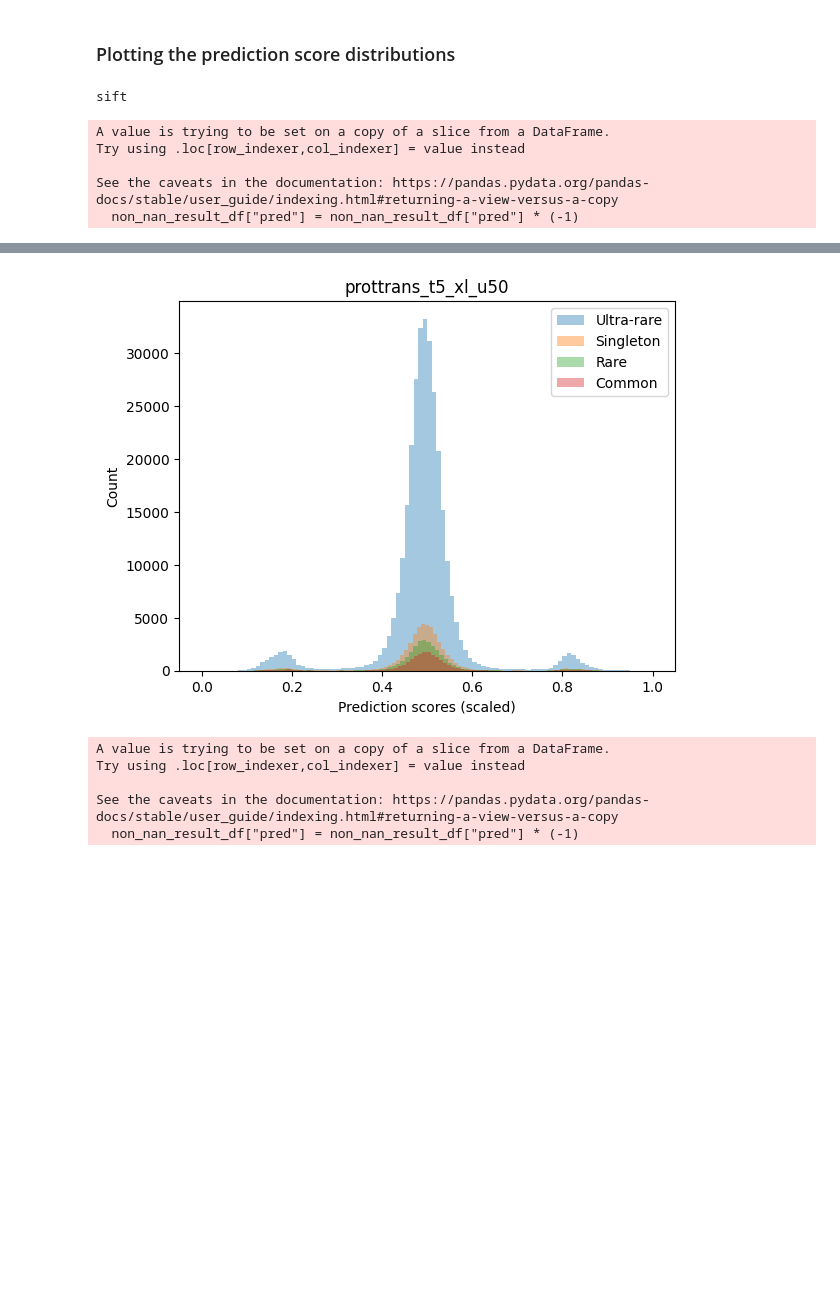
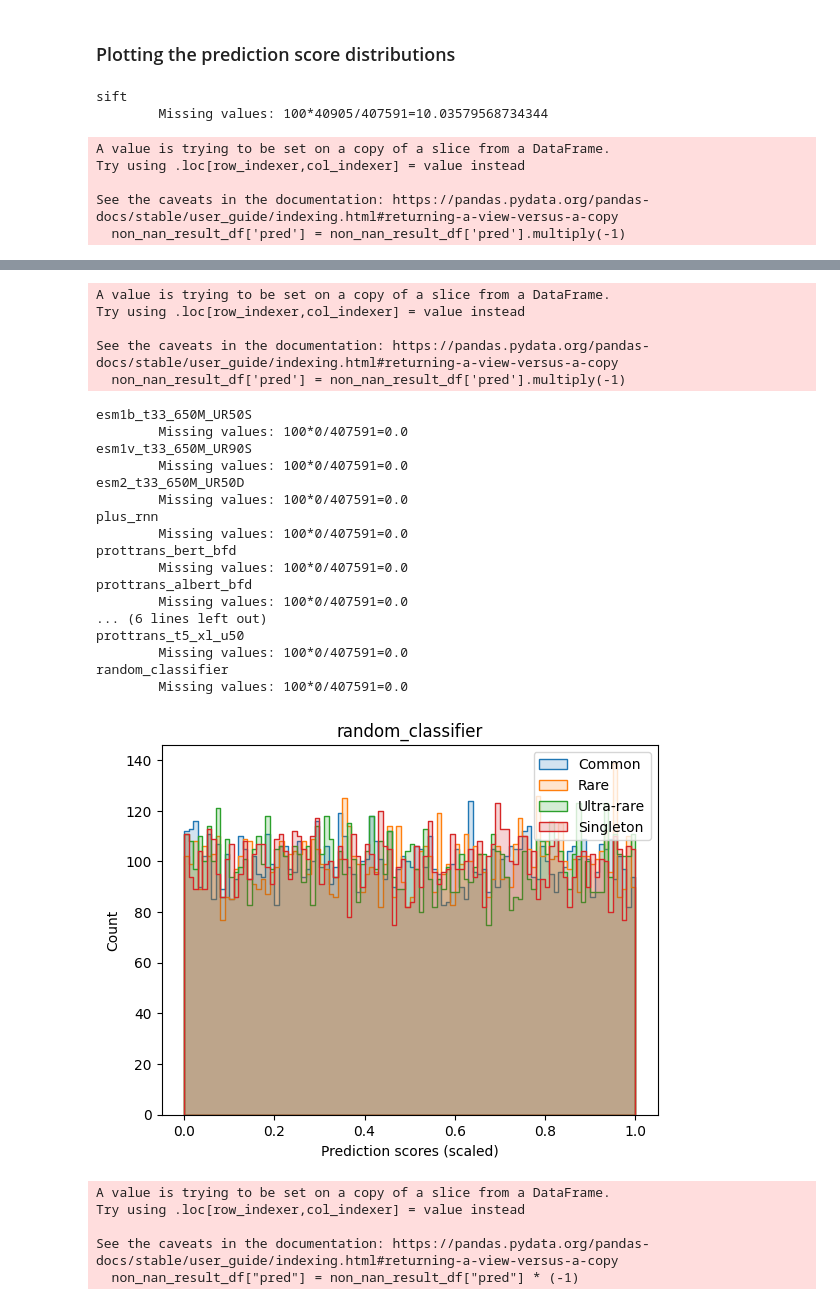
Before and after one commit to akabiraka/variant_effect_analysis, a Jupyter notebook: models/aa_common/performance_analysis_for_popu_freq.ipynb, the cells around one changed output, grey strips where cells are left out. Saved outputs shown, nothing was run; the diff lists cells and outputs as text; code cells hidden in the pictures; blank space fills up the shorter version.

```diff
--- a/models/aa_common/performance_analysis_for_popu_freq.ipynb
+++ b/models/aa_common/performance_analysis_for_popu_freq.ipynb
@@ -11,7 +12,11 @@ import pandas as pd
 from models.aa_common.performance_metrics import *
 # %%
 task = "popu_freq"
-rare_or_ultrarare = "Singleton" # Rare, Ultra-rare, Singleton
+negative_cls = "Common"
+positive_cls = "Rare" # Rare, Ultra-rare, Singleton
+n_samples = 10000
+
+# model_root_and_name_tuple_list = [("dbnsfp", "cadd")]
 model_root_and_name_tuple_list = [("dbnsfp", "sift"), ("dbnsfp", "polyphen2_HVAR"), ("dbnsfp", "cadd"), ("dbnsfp", "mvp"), ("dbnsfp", "metarnn"), ("dbnsfp", "revel"),
                                   ("tape_rao", "unirep"), ("tape_rao", "protbert"), ("sequnet_dunham", "sequnet"),
                                   ("esm_rives", "esm1b_t33_650M_UR50S"), ("esm_rives", "esm1v_t33_650M_UR90S"), ("esm_rives", "esm2_t33_650M_UR50D"),
@@ -19,20 +24,16 @@ model_root_and_name_tuple_list = [("dbnsfp", "sift"), ("dbnsfp", "polyphen2_HVAR
                                   ("bioembeddings_dallago", "prottrans_bert_bfd"), ("bioembeddings_dallago", "prottrans_albert_bfd"),
                                   ("bioembeddings_dallago", "prottrans_xlnet_uniref100"),
                                   ("bioembeddings_dallago", "prottrans_t5_bfd"), ("bioembeddings_dallago", "prottrans_t5_uniref50"), ("bioembeddings_dallago", "prottrans_t5_xl_u50"),
-                                  ]
+                                  ("", "random_classifier")]
 
-# by default, we consider larger means positive class (here rare), but the following models have specific opposite meaning
+# by default, we consider larger means positive class (here Rare, Ultra-rare, Singleton), but the following models have specific opposite meaning
 models_smaller_means_damaging = ["sequnet", "sift"]
 
-metrics = ["AUC-ROC", "AUC-PR", "F1-max", "Th-max", "Precision", "Recall", "Accuracy", "Balanced-accuracy", "MCC", "Missing values (%)"]
+metrics = ["KS-statistic", "KS-pvalue", "AUC-ROC", "AUC-PR", "F1-max", "Th-max", "Precision", "Recall", "Accuracy", "Balanced-accuracy", "MCC", "Missing values (%)"]
 # %%
 result_df = pd.read_csv(home_dir+f"models/aa_common/merged_predictions/{task}_analysis_1.csv", sep="\t")
-
-result_df = result_df[(result_df["class"]=="Common") | (result_df["class"]==rare_or_ultrarare)] # common and rare only or ommon and ultra-rare only
 print(result_df.shape)
 print(result_df.columns)
 
-result_df.loc[result_df["class"]==rare_or_ultrarare, "class_numeric"] = 1
-result_df.loc[result_df["class"]=="Common", "class_numeric"] = 0
-print("Common", result_df[result_df["class"]=="Common"].shape, rare_or_ultrarare, result_df[result_df["class"]==rare_or_ultrarare].shape)
+print(f"{positive_cls}(+ve): {result_df[result_df['class']==positive_cls].shape}, {negative_cls}(-ve): {result_df[result_df['class']==negative_cls].shape}")
 # %% [output]
@@ -222,21 +245,27 @@ out.close()
 ### Plotting the prediction score distributions
 # %%
 import matplotlib.pyplot as plt
+import seaborn as sns
 
 def plot_distribution(result_df):
+    df = result_df.copy(deep=True)
     plt.cla()
 
-    common = result_df[result_df["class"]=="Common"]
-    rare = result_df[result_df["class"]=="Rare"]
-    ultra_rare = result_df[result_df["class"]=="Ultra-rare"]
-    singleton = result_df[result_df["class"]=="Singleton"]
+    common = df[df["class"]=="Common"].sample(n=min(n_samples, df[df["class"]=="Common"].shape[0]))
+    rare = df[df["class"]=="Rare"].sample(n=n_samples)
+    ultra_rare = df[df["class"]=="Ultra-rare"].sample(n=n_samples)
+    singleton = df[df["class"]=="Singleton"].sample(n=n_samples)
 
     bins = 100 # 20, 100, 500
-    plt.hist(ultra_rare["pred"], bins=bins, density=False, log=False, alpha=.4, label=f"Ultra-rare")
-    plt.hist(singleton["pred"], bins=bins, density=False, log=False, alpha=.4, label=f"Singleton")
-    plt.hist(rare["pred"], bins=bins, density=False, log=False, alpha=.4, label=f"Rare")
-    plt.hist(common["pred"], bins=bins, density=False, log=False, alpha=.4, label=f"Common")
+    # plt.hist(common["pred"], bins=bins, density=False, log=False, alpha=.2, label=f"Common", histtype="stepfilled")
+    # plt.hist(rare["pred"], bins=bins, density=False, log=False, alpha=.2, label=f"Rare", histtype="stepfilled")
+    # plt.hist(ultra_rare["pred"], bins=bins, density=False, log=False, alpha=.2, label=f"Ultra-rare", histtype="stepfilled")
+    # plt.hist(singleton["pred"], bins=bins, density=False, log=False, alpha=.2, label=f"Singleton", histtype="stepfilled")
 
+    sns.histplot(common["pred"], bins=bins, label=f"Common", element="step", alpha=.2)
+    sns.histplot(rare["pred"], bins=bins, label=f"Rare", element="step", alpha=.2)
+    sns.histplot(ultra_rare["pred"], bins=bins, label=f"Ultra-rare", element="step", alpha=.2)
+    sns.histplot(singleton["pred"], bins=bins, label=f"Singleton", element="step", alpha=.2)
 
     plt.title(f"{model_name}")
     plt.legend()
@@ -250,21 +279,24 @@ for i, (model_root, model_name) in enumerate(model_root_and_name_tuple_list):
     # model_name = "esm2_t33_650M_UR50D"
     print(model_name)
     model_pred_col = model_name + "_pred"
+    if model_name=="random_classifier":
+        result_df[model_pred_col] = [random.uniform(0,1) for i in range(result_df.shape[0])]
 
     result_df["pred"]=(result_df[model_pred_col]-result_df[model_pred_col].min())/(result_df[model_pred_col].max()-result_df[model_pred_col].min()) # scaling prediction scores between [0, 1]
 
-    non_nan_result_df = result_df[~pd.isna(result_df[model_pred_col])]  # taking df for only non-NAN values
+    non_nan_result_df, _ = get_non_nan_df(result_df, model_pred_col)
 
     if model_name in models_smaller_means_damaging:
-        non_nan_result_df["pred"] = non_nan_result_df["pred"] * (-1)
+        non_nan_result_df['pred'] = non_nan_result_df['pred'].multiply(-1)
 
     plot_distribution(non_nan_result_df)
     # break
 # %% [output]
 sift
+        Missing values: 100*40905/407591=10.03579568734344
 A value is trying to be set on a copy of a slice from a DataFrame.
 Try using .loc[row_indexer,col_indexer] = value instead
 
 See the caveats in the documentation: https://pandas.pydata.org/pandas-docs/stable/user_guide/indexing.html#returning-a-view-versus-a-copy
-  non_nan_result_df["pred"] = non_nan_result_df["pred"] * (-1)
+  non_nan_result_df['pred'] = non_nan_result_df['pred'].multiply(-1)
 polyphen2_HVAR
@@ -288,4 +318,26 @@ prottrans_t5_xl_u50
+A value is trying to be set on a copy of a slice from a DataFrame.
+Try using .loc[row_indexer,col_indexer] = value instead
+
+See the caveats in the documentation: https://pandas.pydata.org/pandas-docs/stable/user_guide/indexing.html#returning-a-view-versus-a-copy
+  non_nan_result_df['pred'] = non_nan_result_df['pred'].multiply(-1)
+esm1b_t33_650M_UR50S
+        Missing values: 100*0/407591=0.0
+esm1v_t33_650M_UR90S
+        Missing values: 100*0/407591=0.0
+esm2_t33_650M_UR50D
+        Missing values: 100*0/407591=0.0
+plus_rnn
+        Missing values: 100*0/407591=0.0
+prottrans_bert_bfd
+        Missing values: 100*0/407591=0.0
+prottrans_albert_bfd
+        Missing values: 100*0/407591=0.0
+... (6 lines left out)
+prottrans_t5_xl_u50
+        Missing values: 100*0/407591=0.0
+random_classifier
+        Missing values: 100*0/407591=0.0
-[figure, old version]
+[figure, new version]
 # %%
 model_name = "metarnn"
 model_pred_col = model_name + "_pred"
```
Also changed, not shown: parts of 8 cells of this notebook, 1 other file.
